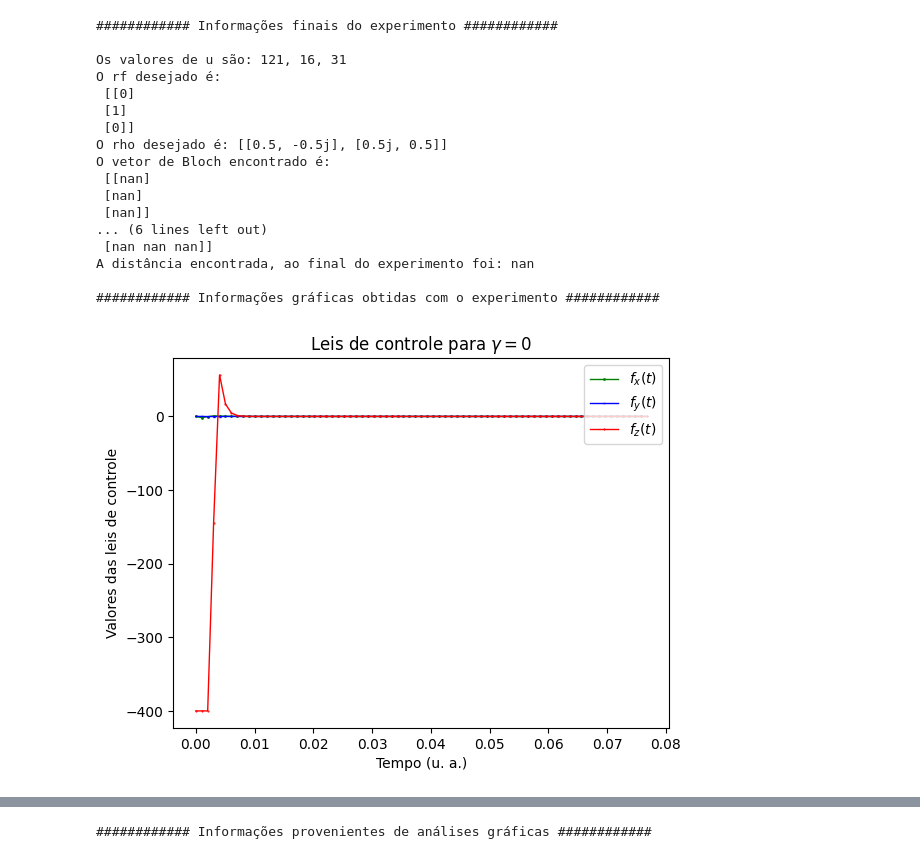
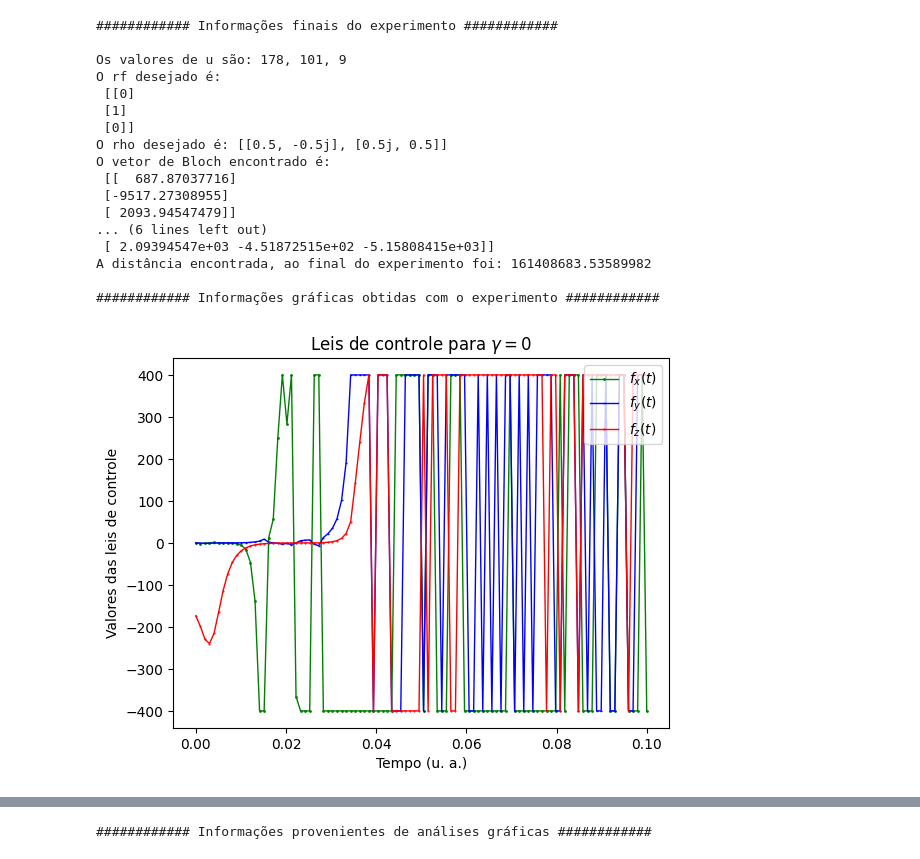
Before and after one commit to GabrielSiqueira1/Lyapunov-Open-Quantum-Systems, a Jupyter notebook: Lyapunov-Gate-Phase.ipynb, the cells around one changed output, grey strips where cells are left out. Drawn from its saved outputs; the diff is of its cells as text; code cells hidden in the pictures.

```diff
--- a/Lyapunov-Gate-Phase.ipynb
+++ b/Lyapunov-Gate-Phase.ipynb
@@ -156,8 +156,8 @@ def densidade(rho, quant_pontos, lbda):
 
     plt.show()
 # %%
-#u = [70, 88, 94, 0.35, 0.31, 0.34] # Phase(S,P)
-u = [randint(1,400), randint(1,400), randint(1,400), 0.35, 0.31, 0.34] # Phase(S,P)
+u = [178, 101, 9, 0.35, 0.31, 0.34] # Phase(S,P) para um ponto próximo
+#u = [randint(1,400), randint(1,400), randint(1,400), 0.35, 0.31, 0.34] # Phase(S,P)
 
 Ut = [[1, 0, 0], [0, 1, 0], [0, 0, 1]] # Identidade
 Uf = [[0, -1, 0],[1, 0, 0], [0, 0, 1]] # Phase(S,P)
@@ -197,37 +197,37 @@ while t < 100:
     rho_vector[3][t] = pt[1][1]
     fid_vector.append(np.trace(np.sqrt(np.sqrt(pt)*pf*np.sqrt(pt)))**2)
     t += 1
 
 rt = np.dot(Ut, r0)
 print(f'O vetor de Bloch encontrado é:\n {rt}')
 pt = [[1/2*(1+rt[2][0]), 1/2*(rt[0][0]-1j*rt[1][0])], [1/2*(rt[0][0]+1j*rt[1][0]), 1/2*(1-rt[2][0])]]
 print(f'O rho alcançado foi:\n {pt}')
 print(f'A fidelidade do experimento é de: {np.trace(np.sqrt(np.sqrt(pt)*pf*np.sqrt(pt)))**2}')
 print(f'O vetor U alcançado foi:\n {Ut}')
 print(f'A distância encontrada, ao final do experimento foi: {D}')
 
 print(f"\n############ Informações gráficas obtidas com o experimento ############\n")
 
 leis_controle(fx_vector,fy_vector,fz_vector,t,lbda)
 densidade(rho_vector,t,lbda)
 fidelidade(fid_vector,t,lbda)
 distance(distance_vector,t,lbda)
 # %% [output]
 ############ Informações finais do experimento ############
 
-Os valores de u são: 121, 16, 31
+Os valores de u são: 178, 101, 9
 O rf desejado é:
  [[0]
  [1]
  [0]]
 O rho desejado é: [[0.5, -0.5j], [0.5j, 0.5]]
 O vetor de Bloch encontrado é:
- [[nan]
- [nan]
- [nan]]
+ [[  687.87037716]
+ [-9517.27308955]
+ [ 2093.94547479]]
 ... (6 lines left out)
- [nan nan nan]]
-A distância encontrada, ao final do experimento foi: nan
+ [ 2.09394547e+03 -4.51872515e+02 -5.15808415e+03]]
+A distância encontrada, ao final do experimento foi: 161408683.53589982
 
 ############ Informações gráficas obtidas com o experimento ############
-[figure, old version]
+[figure, new version]
```
Also changed, not shown: parts of 5 cells of this notebook, 1 other file.
